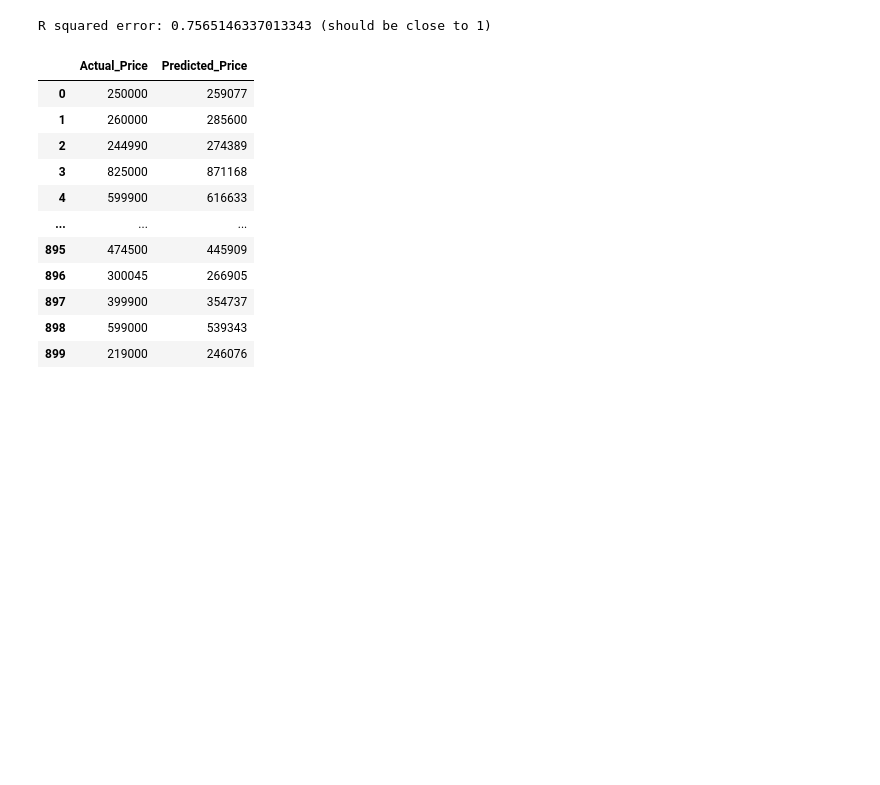
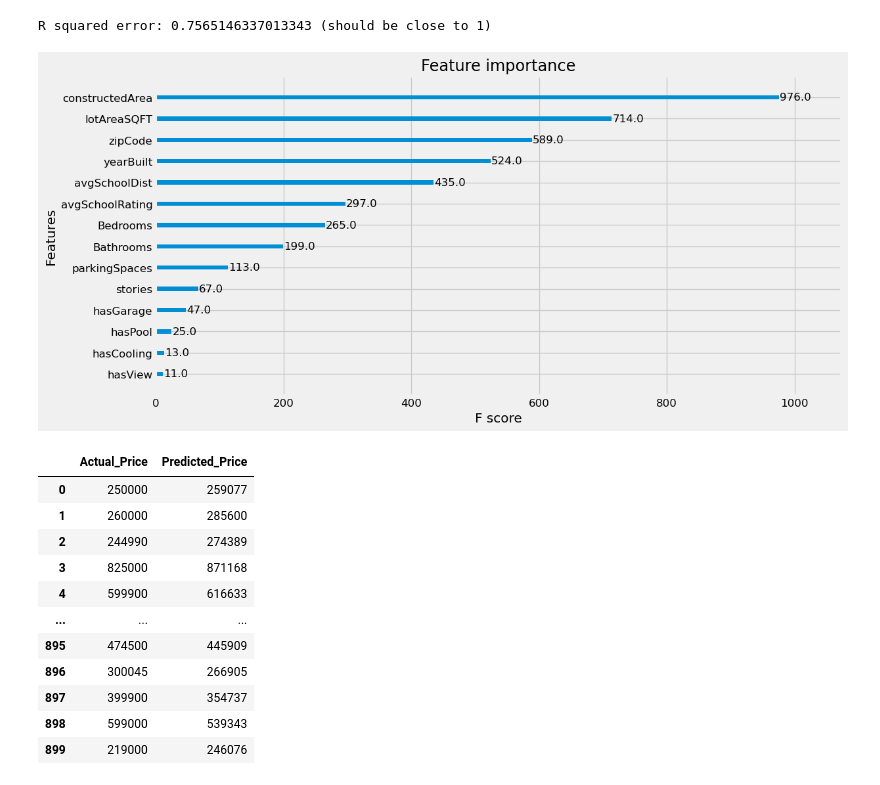
Before and after one commit to Hecgithub/House_Price_Prediction, a Jupyter notebook: 03_Code_and_Data/05_ML_Supervised/05_ML_Regression.ipynb, the cells around one changed output. Cells and saved outputs as stored; diff of their text form; code cells hidden in the pictures; blank space fills up the shorter version.

```diff
--- a/03_Code_and_Data/05_ML_Supervised/05_ML_Regression.ipynb
+++ b/03_Code_and_Data/05_ML_Supervised/05_ML_Regression.ipynb
@@ -158,6 +156,14 @@ error_ma = metrics.mean_absolute_error(y_test, y_test_predicted)
 print(f'R squared error: {error_r2} (should be close to 1)')
 # %% [output]
 R squared error: 0.7565146337013343 (should be close to 1)
+# %%
+# Plot the features importance
+plt.rcParams.update({'font.size': 12})
+fig, ax = plt.subplots(figsize=(12,6))
+plot_importance(model, ax=ax)
+plt.show();
+# %% [output]
+[figure, added]
 # %%
 # Display the actual price vs the predicted price
 y_test_df = y_test.reset_index(drop=True)
```
Also changed, not shown: parts of 6 cells of this notebook.
